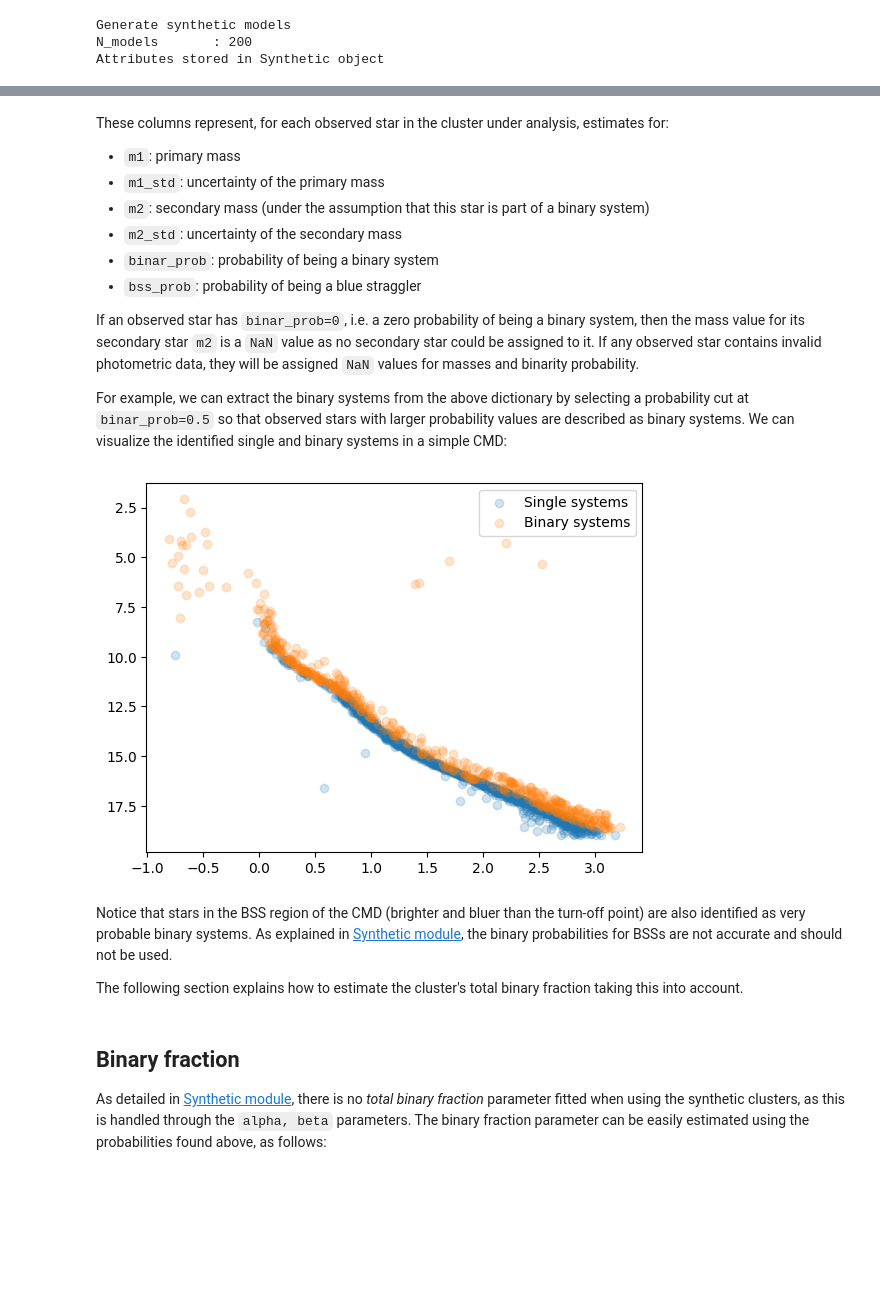
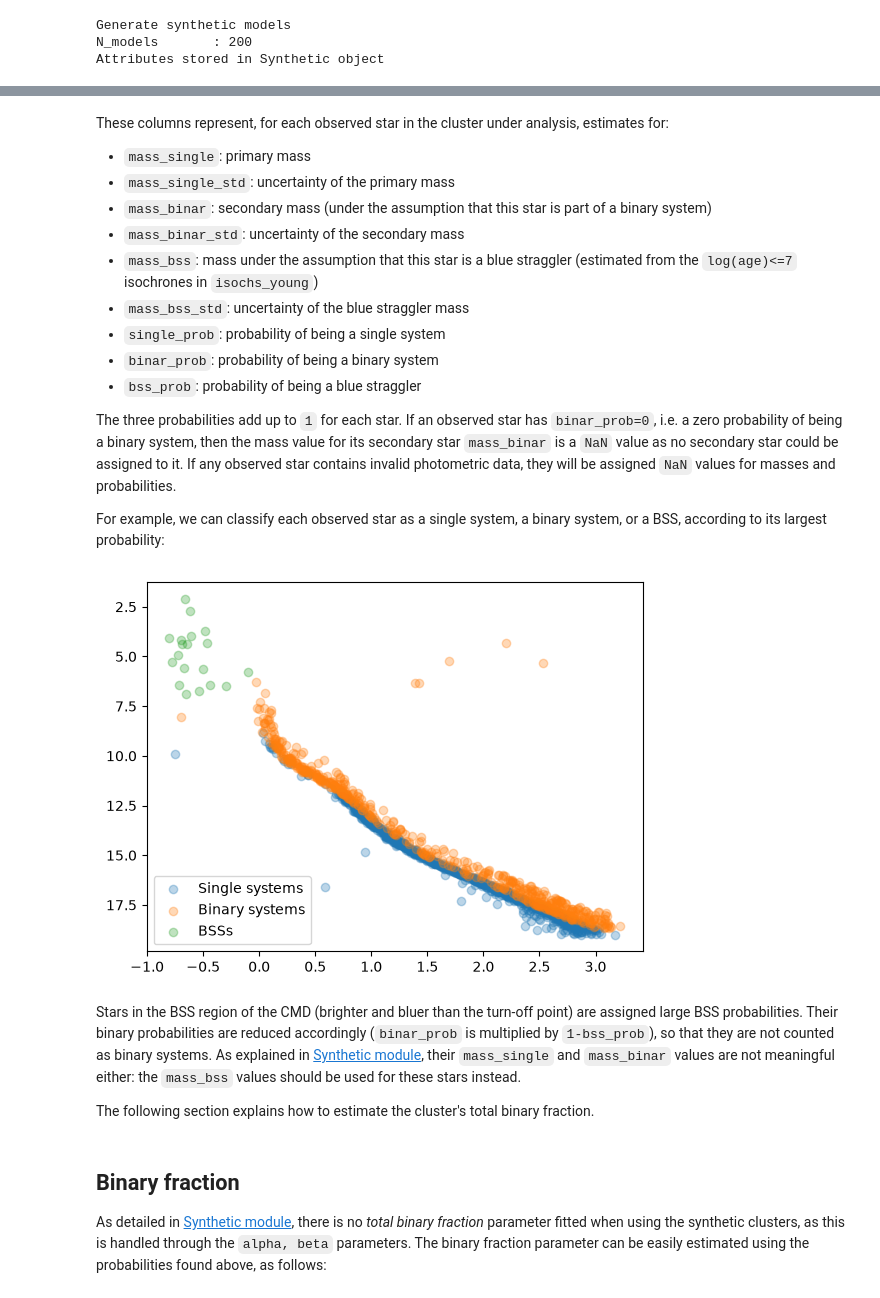
Before and after one commit to asteca/ASteCA, a Jupyter notebook: docs/contents/notebooks/post_process.ipynb, the cells around one changed output, grey strips where cells are left out. Saved outputs shown, nothing was run; the diff lists cells and outputs as text; code cells hidden in the pictures; blank space fills up the shorter version.

```diff
--- a/docs/contents/notebooks/post_process.ipynb
+++ b/docs/contents/notebooks/post_process.ipynb
@@ -136,30 +136,39 @@ stellar_data
 # %% [markdown]
 These columns represent, for each observed star in the cluster under analysis, estimates for:
 
-- `m1`: primary mass
-- `m1_std`: uncertainty of the primary mass
-- `m2`: secondary mass (under the assumption that this star is part of a binary system)
-- `m2_std`: uncertainty of the secondary mass
+- `mass_single`: primary mass
+- `mass_single_std`: uncertainty of the primary mass
+- `mass_binar`: secondary mass (under the assumption that this star is part of a binary system)
+- `mass_binar_std`: uncertainty of the secondary mass
+- `mass_bss`: mass under the assumption that this star is a blue straggler (estimated from the `log(age)<=7` isochrones in `isochs_young`)
+- `mass_bss_std`: uncertainty of the blue straggler mass
+- `single_prob`: probability of being a single system
 - `binar_prob`: probability of being a binary system
 - `bss_prob`: probability of being a blue straggler
 
-If an observed star has `binar_prob=0`, i.e. a zero probability of being a binary system, then the mass value for its secondary star `m2` is a `NaN` value as no secondary star could be assigned to it. If any observed star contains invalid photometric data, they will be assigned `NaN` values for masses and binarity probability.
+The three probabilities add up to `1` for each star. If an observed star has `binar_prob=0`, i.e. a zero probability of being a binary system, then the mass value for its secondary star `mass_binar` is a `NaN` value as no secondary star could be assigned to it. If any observed star contains invalid photometric data, they will be assigned `NaN` values for masses and probabilities.
 
-For example, we can extract the binary systems from the above dictionary by selecting a probability cut at `binar_prob=0.5` so that observed stars with larger probability values are described as binary systems. We can visualize the identified single and binary systems in a simple CMD:
+For example, we can classify each observed star as a single system, a binary system, or a BSS, according to its largest probability:
-# %%
-# Mask to identify binary systems given a probability cut value
-msk = stellar_data['binar_prob'] > 0.5
-import matplotlib.pyplot as plt
-plt.scatter(my_cluster.color[~msk], my_cluster.mag[~msk], alpha=.2, label='Single systems')
-plt.scatter(my_cluster.color[msk], my_cluster.mag[msk], alpha=.2, label='Binary systems')
-plt.legend()
-plt.gca().invert_yaxis();
-# %% [output]
-[figure, removed]
+# %%
+import matplotlib.pyplot as plt
+
+# Classify each star by its largest probability (-1: no valid photometry)
+probs = stellar_data[["single_prob", "binar_prob", "bss_prob"]].to_numpy()
+valid = ~np.isnan(probs).any(axis=1)
+best = np.full(len(probs), -1)
+best[valid] = np.argmax(probs[valid], axis=1)
+
+for i, label in enumerate(("Single systems", "Binary systems", "BSSs")):
+    msk = best == i
+    plt.scatter(my_cluster.color[msk], my_cluster.mag[msk], alpha=.3, label=label)
+plt.legend()
+plt.gca().invert_yaxis();
+# %% [output]
+[figure, added]
 # %% [markdown]
-Notice that stars in the BSS region of the CMD (brighter and bluer than the turn-off point) are also identified as very probable binary systems.  As explained in [Synthetic module](../synthetic_mod), the binary probabilities for BSSs are not accurate and should not be used.
+Stars in the BSS region of the CMD (brighter and bluer than the turn-off point) are assigned large BSS probabilities. Their binary probabilities are reduced accordingly (`binar_prob` is multiplied by `1-bss_prob`), so that they are not counted as binary systems. As explained in [Synthetic module](../synthetic_mod), their `mass_single` and `mass_binar` values are not meaningful either: the `mass_bss` values should be used for these stars instead.
 
-The following section explains how to estimate the cluster's total binary fraction taking this into account.
+The following section explains how to estimate the cluster's total binary fraction.
 # %% [markdown]
 ## Binary fraction
 
```
Also changed, not shown: parts of 13 cells of this notebook, 2 other files.
